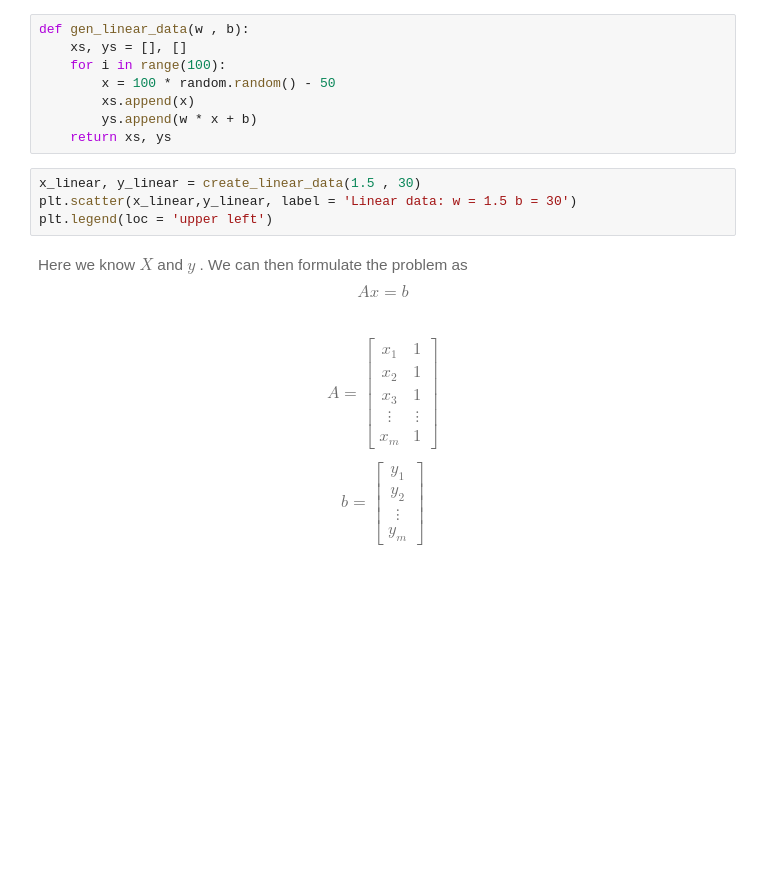
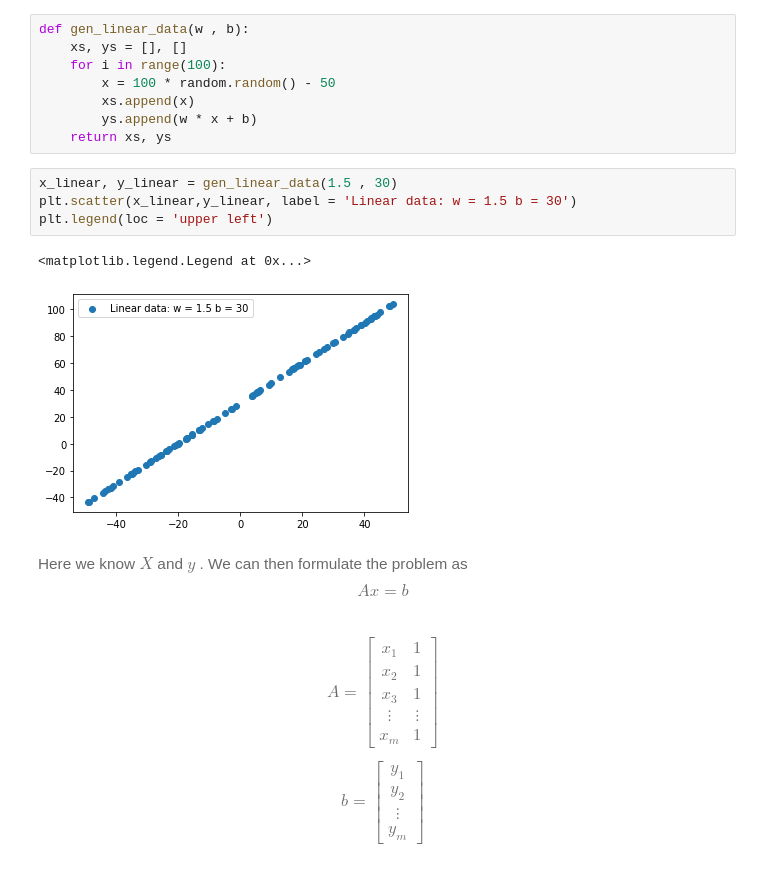
Before and after one commit to OscarXZQ/BaggingTutorial, a Jupyter notebook: Bagging_code_solution.ipynb, the cells around one changed output. Drawn from its saved outputs; the diff is of its cells as text; blank space fills up the shorter version.

```diff
--- a/Bagging_code_solution.ipynb
+++ b/Bagging_code_solution.ipynb
@@ -68,9 +85,12 @@ def gen_linear_data(w , b):
         ys.append(w * x + b)
     return xs, ys
 # %%
-x_linear, y_linear = create_linear_data(1.5 , 30)
+x_linear, y_linear = gen_linear_data(1.5 , 30)
 plt.scatter(x_linear,y_linear, label = 'Linear data: w = 1.5 b = 30')
 plt.legend(loc = 'upper left')
+# %% [output]
+<matplotlib.legend.Legend at 0x...>
+[figure, added]
 # %% [markdown]
 <span style="font-family:Georgia; font-size:11.5pt; color: dimgray; line-height:1.5">
 
```
Also changed, not shown: parts of 115 cells of this notebook.
